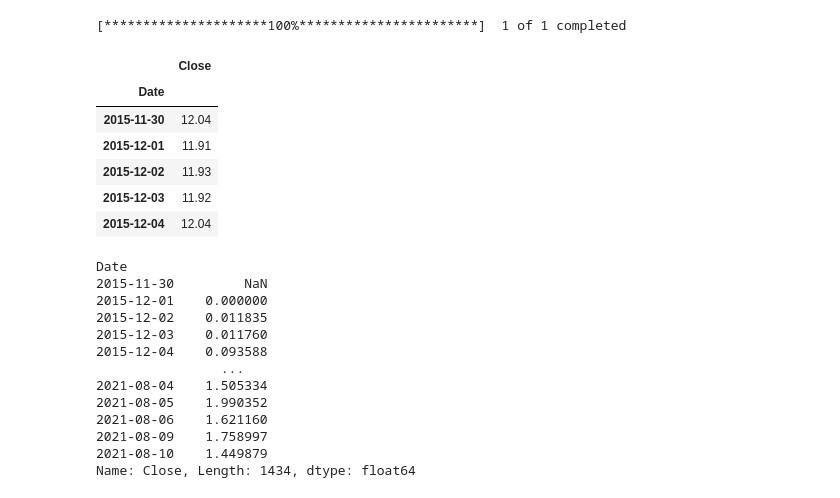
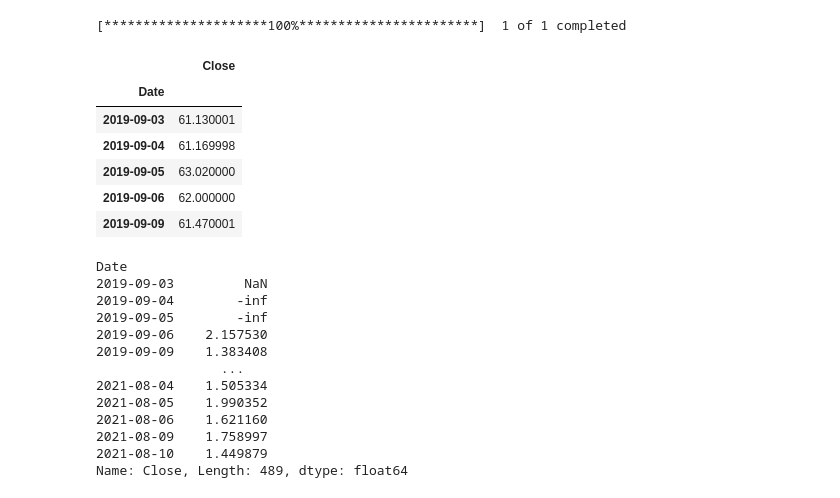
Before and after one commit to aseem-mangaokar/Fintech-Project2, a Jupyter notebook: STRATEGY NOTEBOOKS/Daily Strategies/SQ RSI strat DAILY.ipynb, the cells around one changed output. Drawn from its saved outputs; the diff is of its cells as text; code cells hidden in the pictures.

```diff
--- a/STRATEGY NOTEBOOKS/Daily Strategies/SQ RSI strat DAILY.ipynb
+++ b/STRATEGY NOTEBOOKS/Daily Strategies/SQ RSI strat DAILY.ipynb
@@ -12,21 +12,21 @@ import yfinance as yf
 plt.rcParams['figure.figsize'] = (20, 10)
 plt.style.use('fivethirtyeight')
 # %%
-sq_1d = yf.download(tickers='SQ', start='2015-11-29', end = '2021-08-11', interval='1d')
+sq_1d = yf.download(tickers='SQ', start='2019-09-01', end = '2021-08-11', interval='1d')
 sq_1d.drop(columns = ['Open','High','Low','Adj Close','Volume'], inplace = True)
 # sq_1d.reset_index(inplace=True)
 # sq_1d.rename(columns = {'index':'Datetime'}, inplace = True)
 # sq_1d.set_index(pd.to_datetime(sq_1d['Datetime'],infer_datetime_format=True),inplace=True)
 sq_1d.head()
 # %% [output]
 [*********************100%***********************]  1 of 1 completed
 |  | Close |
 | Date |  |
-| 2015-11-30 | 12.04 |
-| 2015-12-01 | 11.91 |
-| 2015-12-02 | 11.93 |
-| 2015-12-03 | 11.92 |
-| 2015-12-04 | 12.04 |
+| 2019-09-03 | 61.130001 |
+| 2019-09-04 | 61.169998 |
+| 2019-09-05 | 63.020000 |
+| 2019-09-06 | 62.000000 |
+| 2019-09-09 | 61.470001 |
 # %%
 sq_diff = sq_1d['Close'].diff()
 up = sq_diff.clip(lower=0)
@@ -37,18 +37,18 @@ rs = ema_up/ema_down
 rs
 # %% [output]
 Date
-2015-11-30         NaN
-2015-12-01    0.000000
-2015-12-02    0.011835
-2015-12-03    0.011760
-2015-12-04    0.093588
+2019-09-03         NaN
+2019-09-04        -inf
+2019-09-05        -inf
+2019-09-06    2.157530
+2019-09-09    1.383408
                 ...
 2021-08-04    1.505334
 2021-08-05    1.990352
 2021-08-06    1.621160
 2021-08-09    1.758997
 2021-08-10    1.449879
-Name: Close, Length: 1434, dtype: float64
+Name: Close, Length: 489, dtype: float64
 # %%
 sq_1d['RSI'] = 100 - (100/(1 + rs))
 sq_1d['RSI']
```
Also changed, not shown: parts of 6 cells of this notebook, 38 other files.
